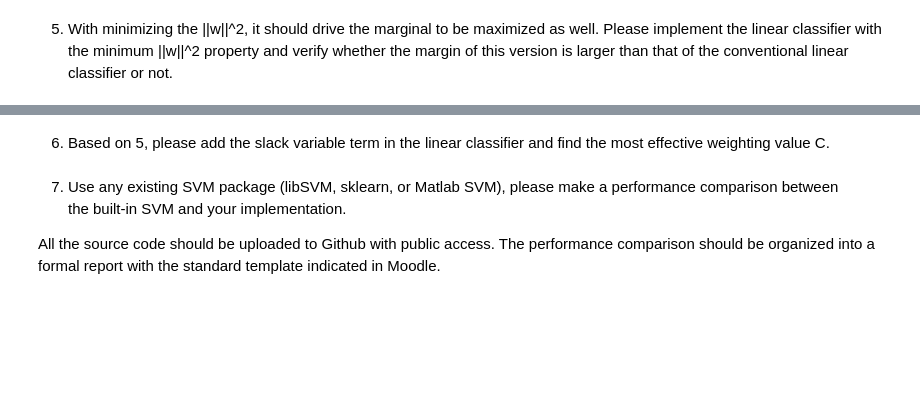
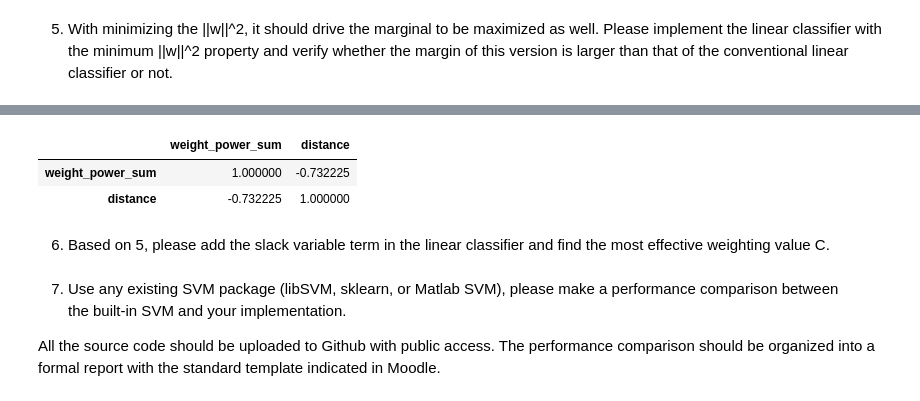
Before and after one commit to littlemilkwu/ds_ncku_machine_learning, a Jupyter notebook: assignment1/src/code.ipynb, the cells around one changed output, grey strips where cells are left out. Saved outputs shown, nothing was run; the diff lists cells and outputs as text; code cells hidden in the pictures; blank space fills up the shorter version.

```diff
--- a/assignment1/src/code.ipynb
+++ b/assignment1/src/code.ipynb
@@ -426,8 +435,8 @@ Recall    : 0.8729641693811075
 # %%
-# df_data
+# data
 print('vote')
 voted_perceptron_clf = VotedPerceptronCLF(1, 50)
-voted_perceptron_clf.fit(df_data, y_data)
-voted_perceptron_clf.predict_evaluate(df_data, y_data)
+voted_perceptron_clf.fit(X_train_data, y_train_data)
+voted_perceptron_clf.predict_evaluate(X_test_data, y_test_data)
 # %% [output]
 vote
@@ -444,7 +453,7 @@ Recall    : 0.9716981132075472
 # %%
 print('avg')
 avg_perceptron_clf = VotedPerceptronCLF(1, 50, 'average')
-avg_perceptron_clf.fit(df_data, y_data)
-avg_perceptron_clf.predict_evaluate(df_data, y_data)
+avg_perceptron_clf.fit(X_train_data, y_train_data)
+avg_perceptron_clf.predict_evaluate(X_test_data, y_test_data)
 # %% [output]
 avg
@@ -550,0 +556,5 @@ df_w_distance.corr()
+# %%
+# data
+pre_svm = PreSVM()
+pre_svm.fit(X_train_data, y_train_data)
+pre_svm.predict_evaluate(X_test_data, y_test_data)
@@ -551,3 +586,10 @@ df_w_distance.corr()
+# %%
+df_w_distance = pre_svm.get_w_distance_df()
+df_w_distance.corr()
+# %% [output]
+|  | weight_power_sum | distance |
+| weight_power_sum | 1.000000 | -0.732225 |
+| distance | -0.732225 | 1.000000 |
 # %% [markdown]
 6. Based on 5, please add the slack variable term in the linear classifier and find the most effective weighting value C.
 # %% [markdown]
```
Also changed, not shown: parts of 18 cells of this notebook, 3 other files.
